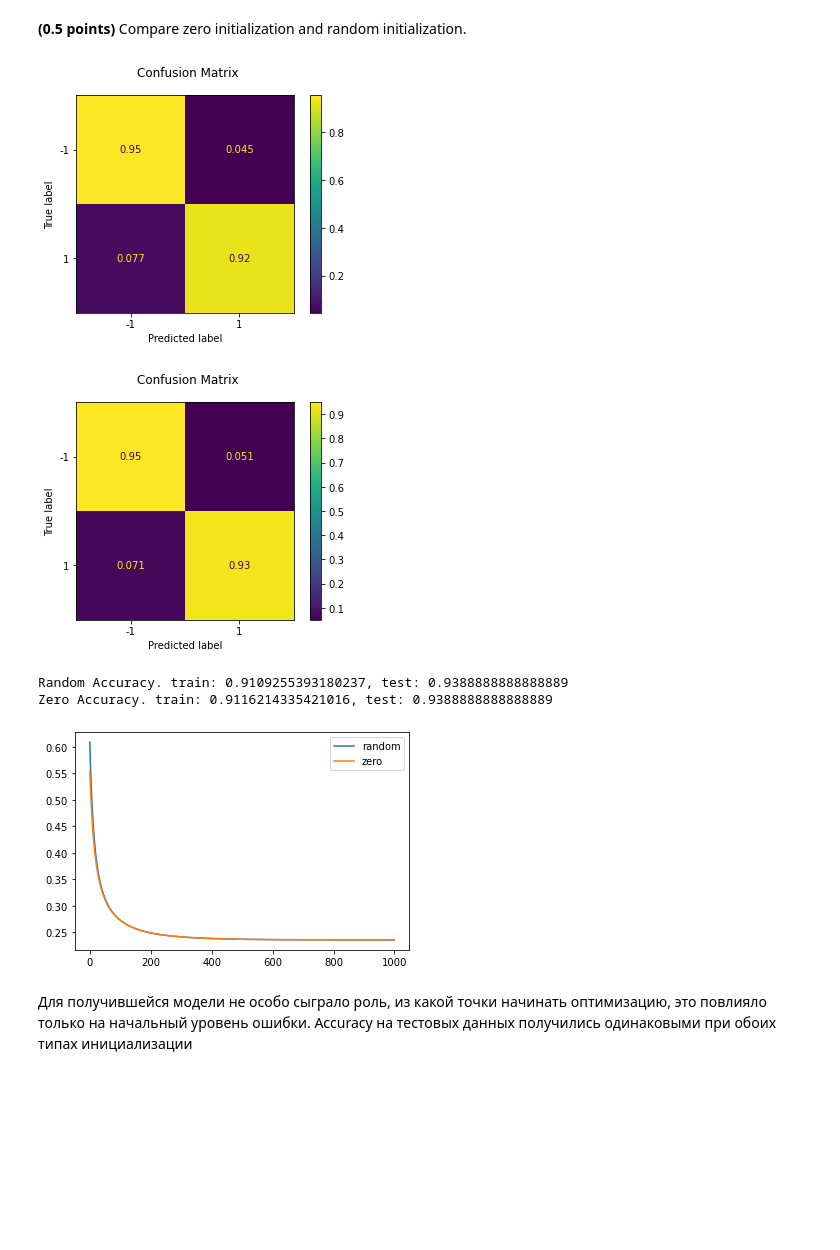
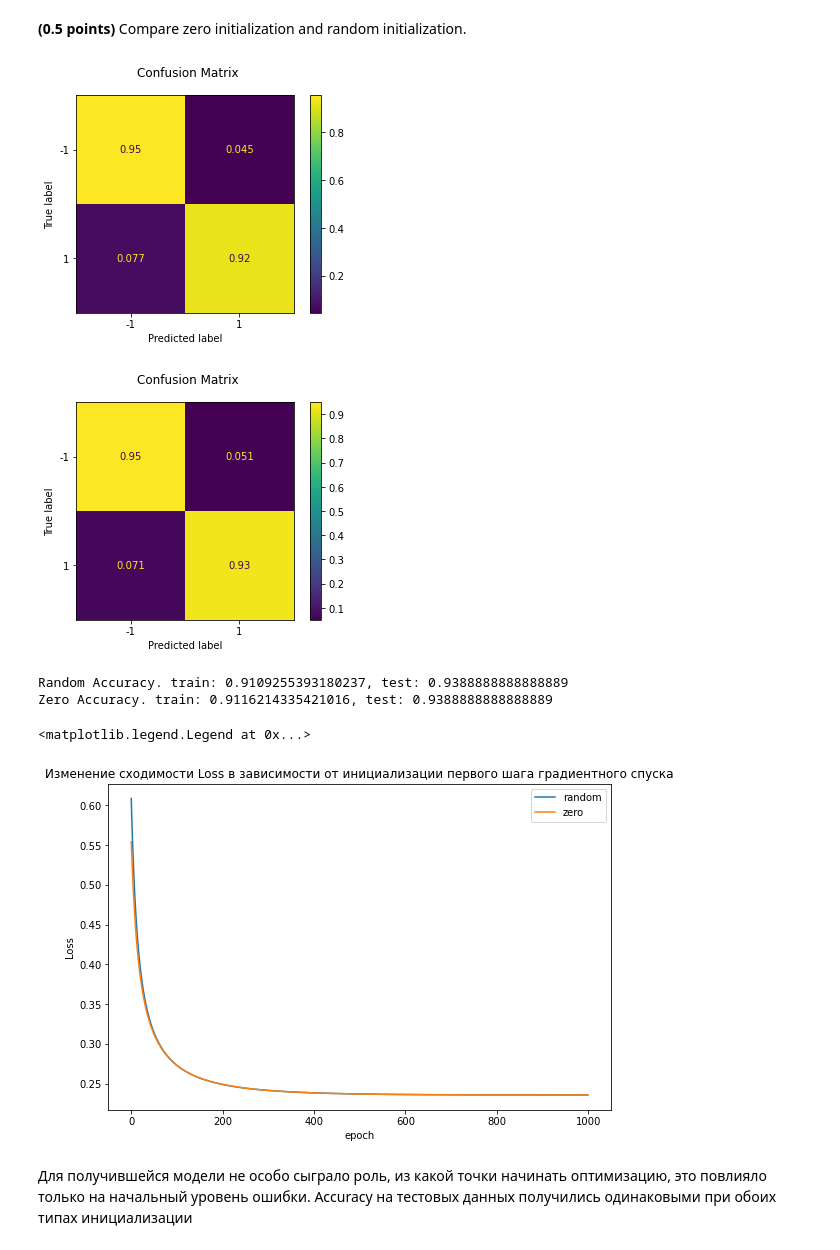
Before and after one commit to albert-bariev/rs-school-ml, a Jupyter notebook: 5_hw_classification.ipynb, the cells around one changed output. Saved outputs shown, nothing was run; the diff lists cells and outputs as text; code cells hidden in the pictures; blank space fills up the shorter version.

```diff
--- a/5_hw_classification.ipynb
+++ b/5_hw_classification.ipynb
@@ -129,11 +129,7 @@ class CustomLogisticRegression:
             y: numpy array of shape (n_samples,)
                 Vector containing predicted class labels.
         """
-        X_ext = np.hstack([np.ones((X.shape[0], 1)), X])
-        if hasattr(self, 'weights_'):
-            return np.where(self.get_sigmoid(X_ext, self.weights_) >= 0.5, 1, -1)
-        else:
-            raise NotFittedError("CustomLogisticRegression instance is not fitted yet")
+        return np.where(self.predict_proba(X) >= 0.5, 1, -1)
 # %%
 from sklearn import datasets
 from sklearn import metrics
@@ -296,21 +261,27 @@ examine_reg_param(100000, X_train, y_train)
 # %%
 model_rand = CustomLogisticRegression(zero_init=False)
 model_zero = CustomLogisticRegression(zero_init=True)
 
 train_acc_rand, test_acc_rand = fit_evaluate(model_rand, X_train, y_train, X_test, y_test)
 train_acc_zero, test_acc_zero = fit_evaluate(model_zero, X_train, y_train, X_test, y_test)
-
-sns.lineplot(model_rand.epochs, model_rand.losses, label='random')
-sns.lineplot(model_zero.epochs, model_zero.losses, label='zero')
-
 print(f'Random Accuracy. train: {train_acc_rand}, test: {test_acc_rand}')
 print(f'Zero Accuracy. train: {train_acc_zero}, test: {test_acc_zero}')
+
+
+plt.figure(figsize=(9, 6))
+plt.title("Изменение сходимости Loss в зависимости от инициализации первого шага градиентного спуска")
+plt.xlabel('epoch')
+plt.ylabel('Loss')
+plt.plot(model_rand.epochs, model_rand.losses, label='random')
+plt.plot(model_zero.epochs, model_zero.losses, label='zero')
+plt.legend()
 # %% [output]
 [figure]
 [figure]
 Random Accuracy. train: 0.9109255393180237, test: 0.9388888888888889
 Zero Accuracy. train: 0.9116214335421016, test: 0.9388888888888889
+<matplotlib.legend.Legend at 0x...>
-[figure, old version]
+[figure, new version]
 # %% [markdown]
 Для получившейся модели не особо сыграло роль, из какой точки начинать оптимизацию, это повлияло только на начальный уровень ошибки. Accuracy на тестовых данных получились одинаковыми при обоих типах инициализации
 # %% [markdown]
```
Also changed, not shown: parts of 45 cells of this notebook.
